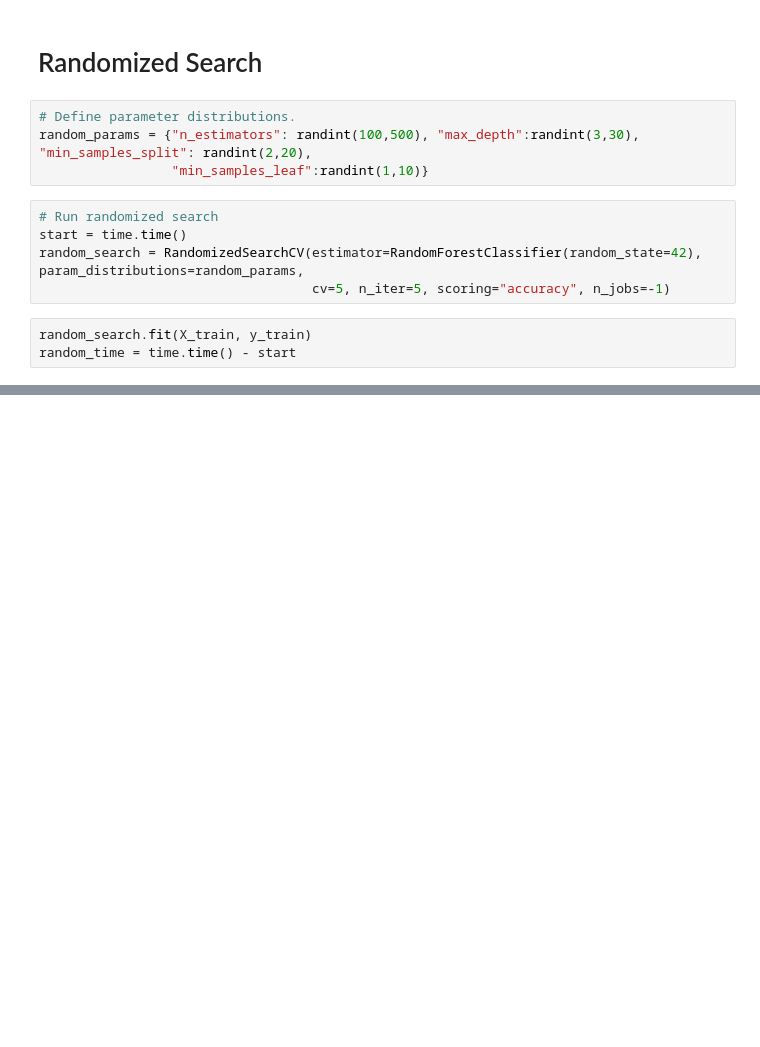
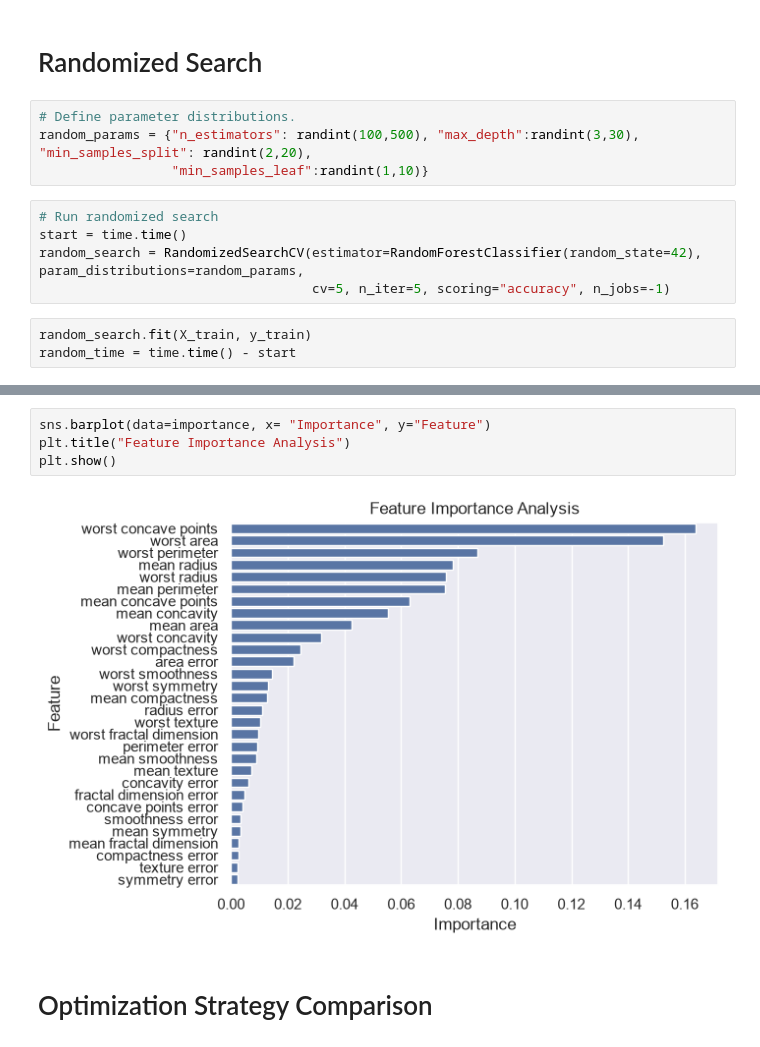
Before and after one commit to shy942/ML-exploration, a Jupyter notebook: notebooks/08_Model_Optimization.ipynb, the cells around one changed output, grey strips where cells are left out. Saved outputs shown, nothing was run; the diff lists cells and outputs as text; blank space fills up the shorter version.

```diff
--- a/notebooks/08_Model_Optimization.ipynb
+++ b/notebooks/08_Model_Optimization.ipynb
@@ -118,0 +233,8 @@ print(random_search.best_score_)
+# %%
+sns.barplot(data=importance, x= "Importance", y="Feature")
+plt.title("Feature Importance Analysis")
+plt.show()
+# %% [output]
+[figure, added]
+# %% [markdown]
+# Optimization Strategy Comparison
```
Also changed, not shown: parts of 26 cells of this notebook.
